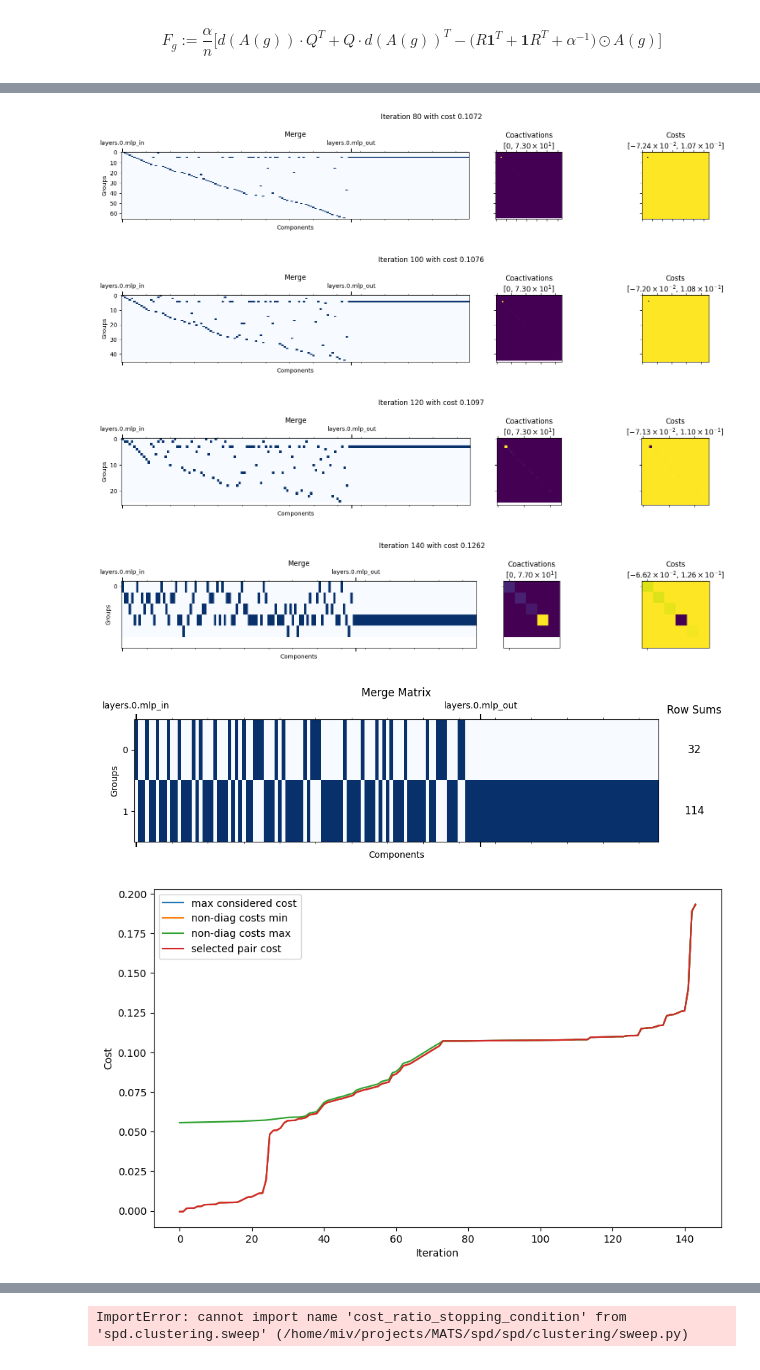
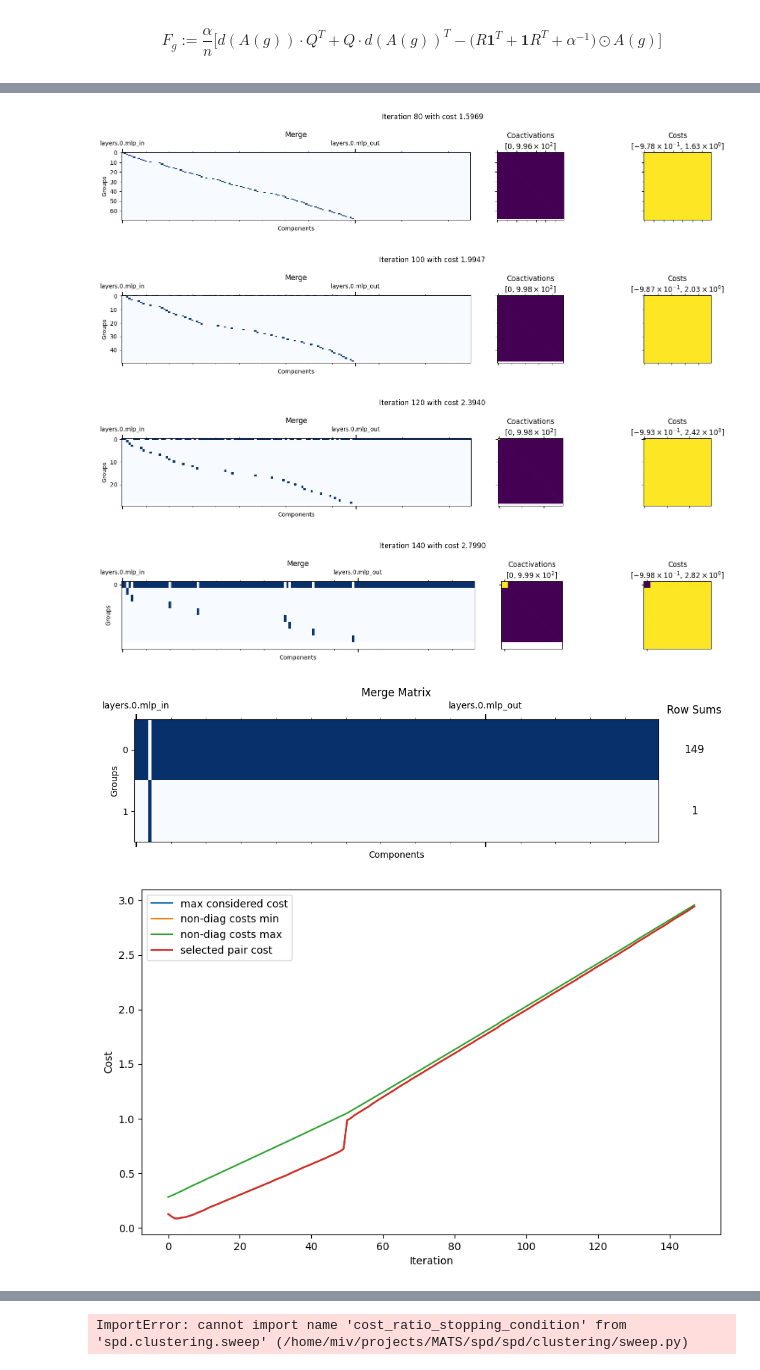
Before and after one commit to moosmiddelkoop/spd, a Jupyter notebook: spd/clustering/dev.ipynb, the cells around one changed output, grey strips where cells are left out. Drawn from its saved outputs; the diff is of its cells as text; code cells hidden in the pictures.

```diff
--- a/spd/clustering/dev.ipynb
+++ b/spd/clustering/dev.ipynb
@@ -75,7 +75,7 @@ dbg_auto(ci);
 # %%
 coa = process_activations(
 	ci,
-	filter_dead_threshold=0.00,
+	filter_dead_threshold=0.001,
 	plots=True,
 );
 # %% [output]
@@ -156,13 +122,14 @@ plt.colorbar()
 # %%
-coact_bool = coa['coactivations'] > 0.01
+act_bool = coa['activations'] > 0.01
 merge_iteration(
-	coact=coact_bool.float().T @ coact_bool.float(),
-	activation_mask=coact_bool,
+	coact=act_bool.float().T @ act_bool.float(),
+	activation_mask=act_bool,
 	check_threshold=0.0001,
 	# initial_merge=?,
 	# rank_cost=lambda _: 100,
-	rank_cost=lambda _: 0.001,
+	rank_cost_fn=lambda _: 0.001,
 	# alpha=100,
+	pop_component_prob=1,
 	alpha=0.00001,
 	iters=200,
 	plot_every=20,
@@ -177,9 +144,9 @@ merge_iteration(
-[figure, old version]
+[figure, new version]
-[figure, old version]
+[figure, new version]
-[figure, old version]
+[figure, new version]
-[figure, old version]
+[figure, new version]
-[figure, old version]
+[figure, new version]
-[figure, old version]
+[figure, new version]
 # %%
 #%% Example Hyperparameter Sweep Usage
 
```
Also changed, not shown: parts of 10 cells of this notebook, 4 other files.
